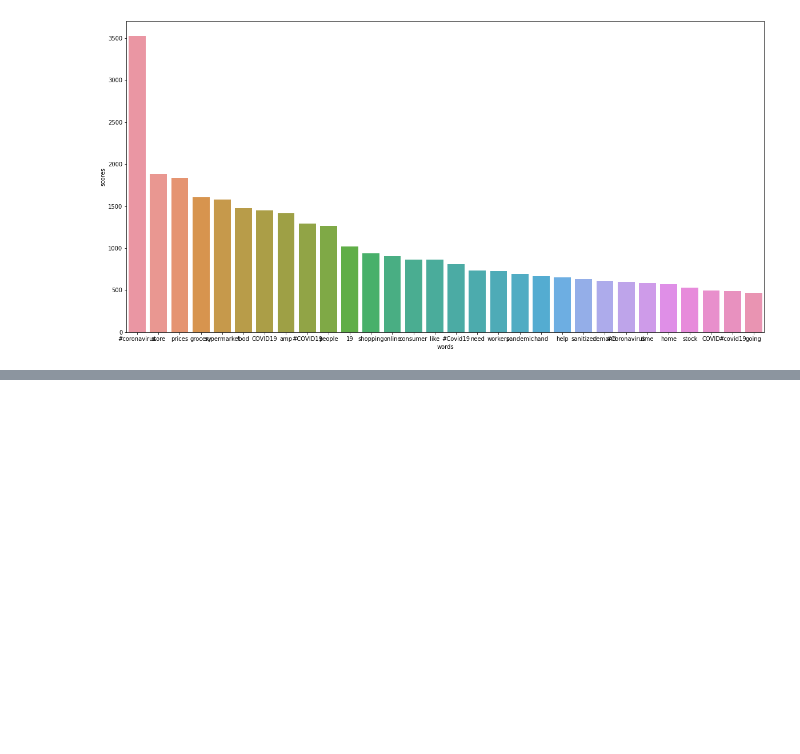
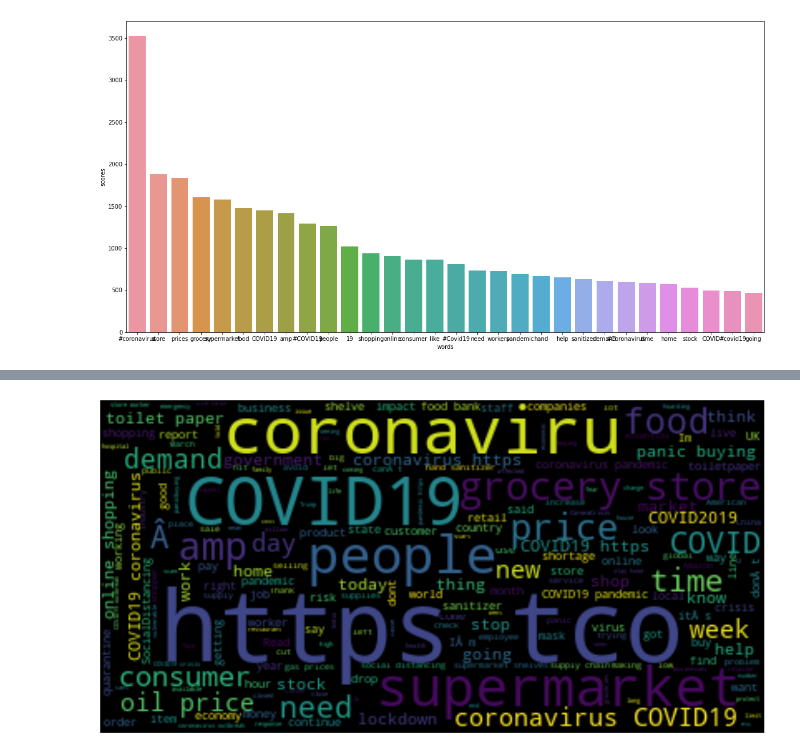
Before and after one commit to deepali2062/-Sentiment-Analysis-Predicting-sentiment-of-COVID-19-tweets, a Jupyter notebook: Copy_of_Copy_of_Coronavirus_Tweet_Sentiment_Analysis_Capstone_Project.ipynb, the cells around one changed output, grey strips where cells are left out. Cells and saved outputs as stored; diff of their text form; code cells hidden in the pictures; blank space fills up the shorter version.

```diff
--- a/Copy_of_Copy_of_Coronavirus_Tweet_Sentiment_Analysis_Capstone_Project.ipynb
+++ b/Copy_of_Copy_of_Coronavirus_Tweet_Sentiment_Analysis_Capstone_Project.ipynb
@@ -636,0 +671,4 @@ sns.barplot(x='words',y='scores',data=pos_df)
+# %%
+plot_wordcloud(neg_docx)
+# %% [output]
+[figure, added]
```
Also changed, not shown: parts of 10 cells of this notebook.
